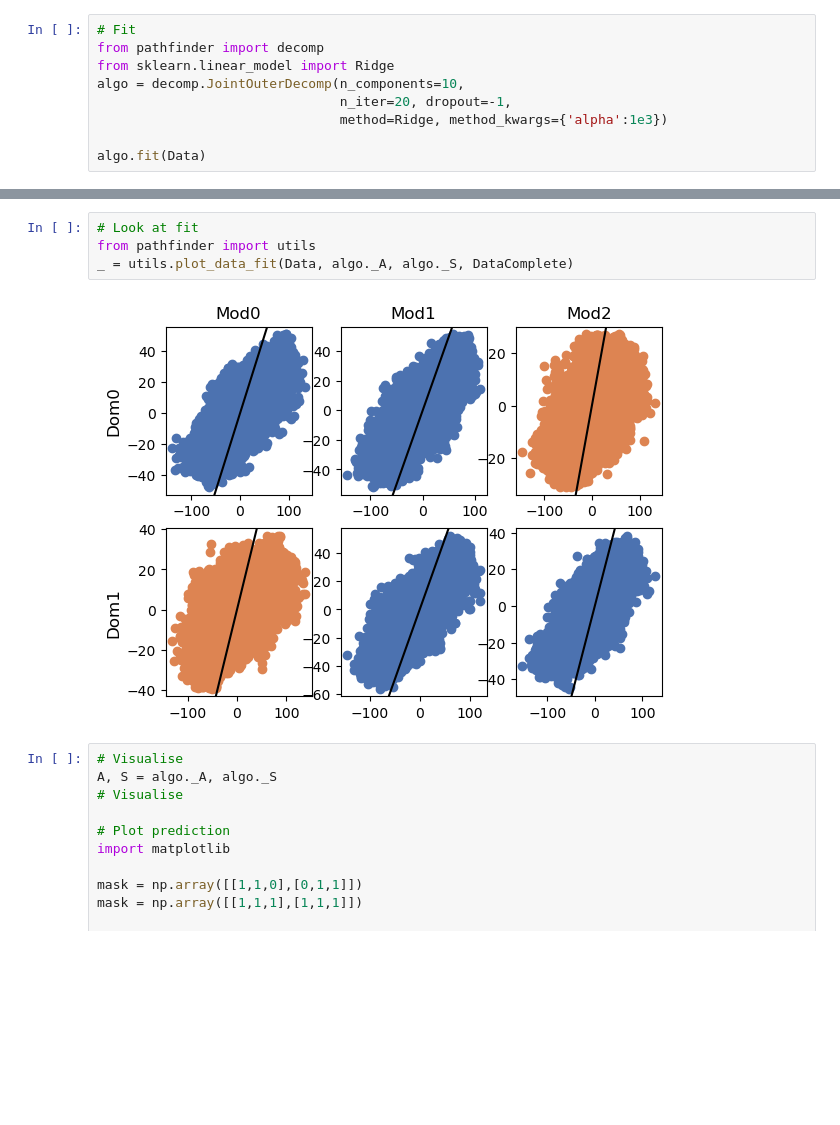
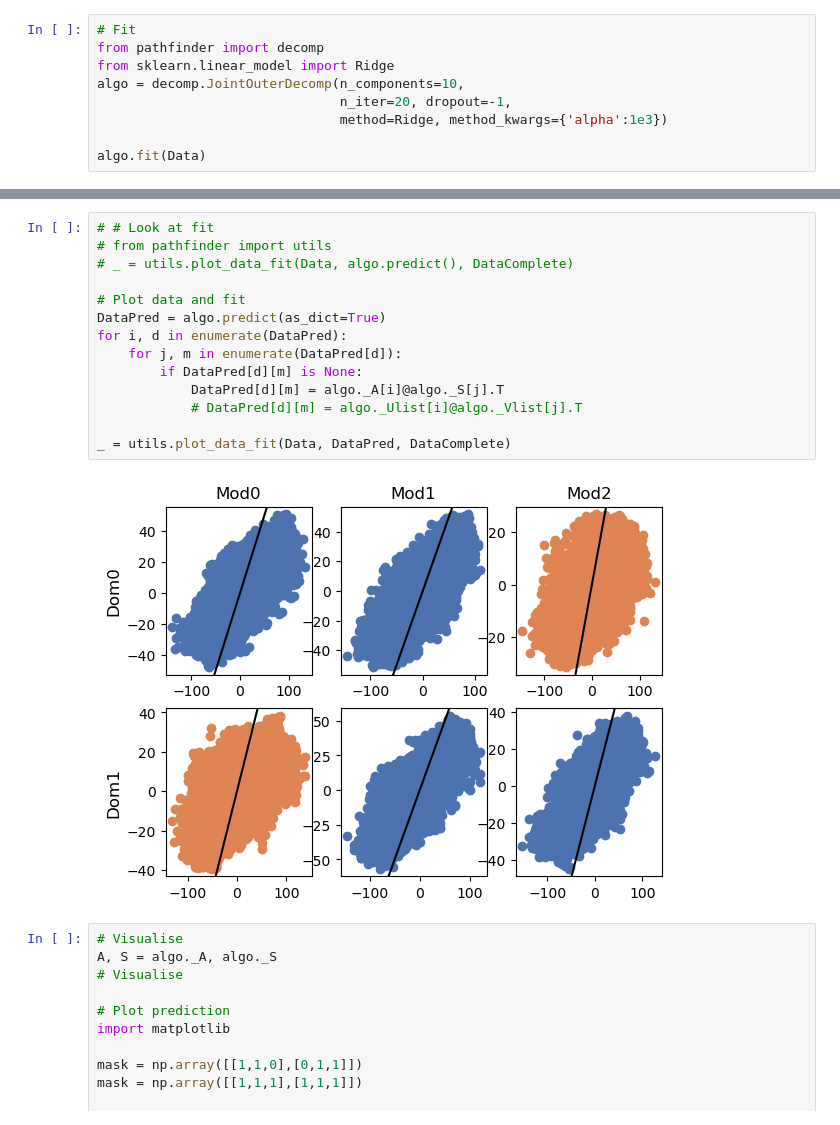
Before and after one commit to yingqiuz/pathfinder, a Jupyter notebook: notebooks/pathfinder_tile_example.ipynb, the cells around one changed output, grey strips where cells are left out. Saved outputs shown, nothing was run; the diff lists cells and outputs as text; blank space fills up the shorter version.

```diff
--- a/notebooks/pathfinder_tile_example.ipynb
+++ b/notebooks/pathfinder_tile_example.ipynb
@@ -82,9 +91,19 @@ _ = plt.plot(algo._loss)
 # %%
-# Look at fit
-from pathfinder import utils
-_ = utils.plot_data_fit(Data, algo._A, algo._S, DataComplete)
+# # Look at fit
+# from pathfinder import utils
+# _ = utils.plot_data_fit(Data, algo.predict(), DataComplete)
+
+# Plot data and fit
+DataPred = algo.predict(as_dict=True)
+for i, d in enumerate(DataPred):
+    for j, m in enumerate(DataPred[d]):
+        if DataPred[d][m] is None:
+            DataPred[d][m] = algo._A[i]@algo._S[j].T
+            # DataPred[d][m] = algo._Ulist[i]@algo._Vlist[j].T
+
+_ = utils.plot_data_fit(Data, DataPred, DataComplete)
 # %% [output]
-[figure, old version]
+[figure, new version]
 # %%
 # Visualise
 A, S = algo._A, algo._S
```
Also changed, not shown: parts of 8 cells of this notebook, 6 other files.
